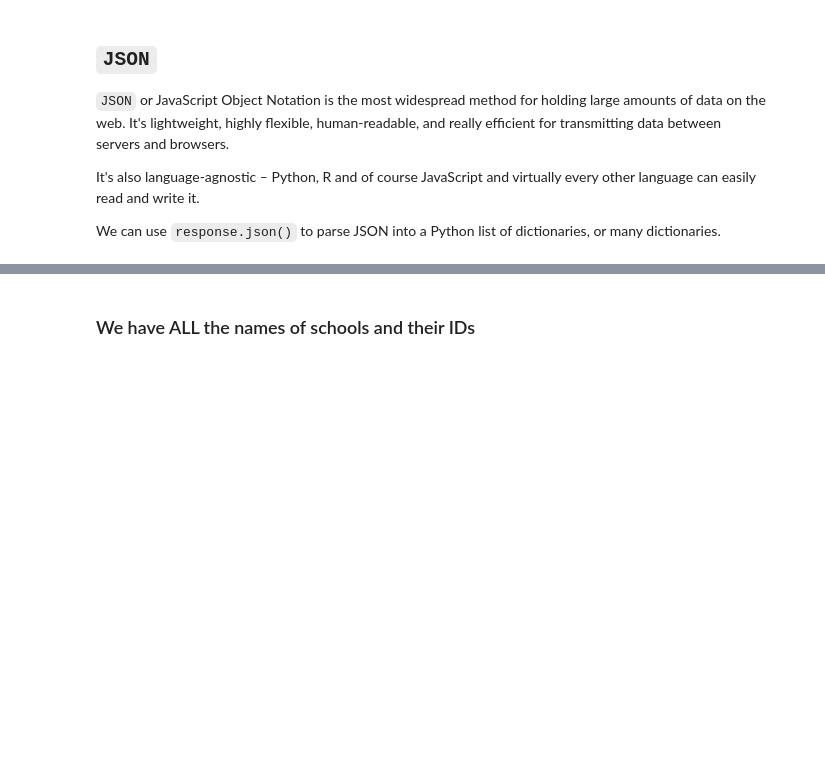
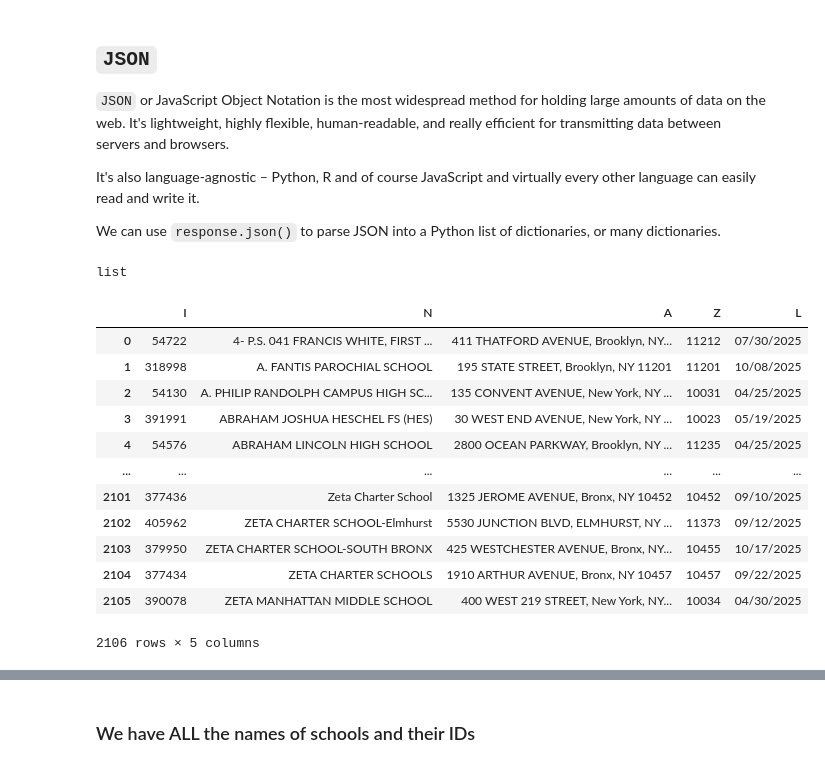
Before and after one commit to sandeepmj/2025-advanced-scraping, a Jupyter notebook: wk2-javascript-scrapes-BLANK.ipynb, the cells around one changed output, grey strips where cells are left out. Drawn from its saved outputs; the diff is of its cells as text; code cells hidden in the pictures; blank space fills up the shorter version.

Commit message:
wk3 json

````diff
--- a/wk2-javascript-scrapes-BLANK.ipynb
+++ b/wk2-javascript-scrapes-BLANK.ipynb
@@ -37,0 +140,22 @@ We can <a href = "https://curlconverter.com/">convert cURL to Python</a> at this
+# %%
+import requests
+
+headers = {
+    'Accept': 'application/json, text/javascript, */*; q=0.01',
+    'Accept-Language': 'en-US,en;q=0.9,la;q=0.8',
+    'Connection': 'keep-alive',
+    'Content-Type': 'application/x-www-form-urlencoded; charset=UTF-8',
+    'DNT': '1',
+    'Origin': 'https://www.nyc.gov',
+    'Referer': 'https://www.nyc.gov/',
+    'Sec-Fetch-Dest': 'empty',
+    'Sec-Fetch-Mode': 'cors',
+    'Sec-Fetch-Site': 'same-site',
+    'User-Agent': 'Mozilla/5.0 (Macintosh; Intel Mac OS X 10_15_7) AppleWebKit/605.1.15 (KHTML, like Gecko) Version/18.5 Safari/605.1.15',
+}
+
+data = {
+    'json': '{"AppID":"3236","FuncAlias":"schoolsmeta"}',
+}
+
+response = requests.post('https://a816-repportal.nyc.gov/ReportingPortal/Resource/Results', headers=headers, data=data)
@@ -47,5 +179,24 @@ It's also language-agnostic – Python, R and of course JavaScript  and virtuall
 We can use ```response.json()``` to parse JSON into a Python list of dictionaries, or many dictionaries.
 # %%
 ### response as json
+type(response.json())
+# %% [output]
+list
 # %%
 ## turn into df
+schools_df = pd.DataFrame(response.json())
+schools_df
+# %% [output]
+|  | I | N | A | Z | L |
+| 0 | 54722 | 4- P.S. 041 FRANCIS WHITE, FIRST ... | 411 THATFORD AVENUE, Brooklyn, NY... | 11212 | 07/30/2025 |
+| 1 | 318998 | A. FANTIS PAROCHIAL SCHOOL | 195 STATE STREET, Brooklyn, NY 11201 | 11201 | 10/08/2025 |
+| 2 | 54130 | A. PHILIP RANDOLPH CAMPUS HIGH SC... | 135 CONVENT AVENUE, New York, NY ... | 10031 | 04/25/2025 |
+| 3 | 391991 | ABRAHAM JOSHUA HESCHEL FS (HES) | 30 WEST END AVENUE, New York, NY ... | 10023 | 05/19/2025 |
+| 4 | 54576 | ABRAHAM LINCOLN HIGH SCHOOL | 2800 OCEAN PARKWAY, Brooklyn, NY ... | 11235 | 04/25/2025 |
+| ... | ... | ... | ... | ... | ... |
+| 2101 | 377436 | Zeta Charter School | 1325 JEROME AVENUE, Bronx, NY 10452 | 10452 | 09/10/2025 |
+| 2102 | 405962 | ZETA CHARTER SCHOOL-Elmhurst | 5530 JUNCTION BLVD, ELMHURST, NY ... | 11373 | 09/12/2025 |
+| 2103 | 379950 | ZETA CHARTER SCHOOL-SOUTH BRONX | 425 WESTCHESTER AVENUE, Bronx, NY... | 10455 | 10/17/2025 |
+| 2104 | 377434 | ZETA CHARTER SCHOOLS | 1910 ARTHUR AVENUE, Bronx, NY 10457 | 10457 | 09/22/2025 |
+| 2105 | 390078 | ZETA MANHATTAN MIDDLE SCHOOL | 400 WEST 219 STREET, New York, NY... | 10034 | 04/30/2025 |
+2106 rows × 5 columns
````
Also changed, not shown: parts of 9 cells of this notebook, 4 other files.
